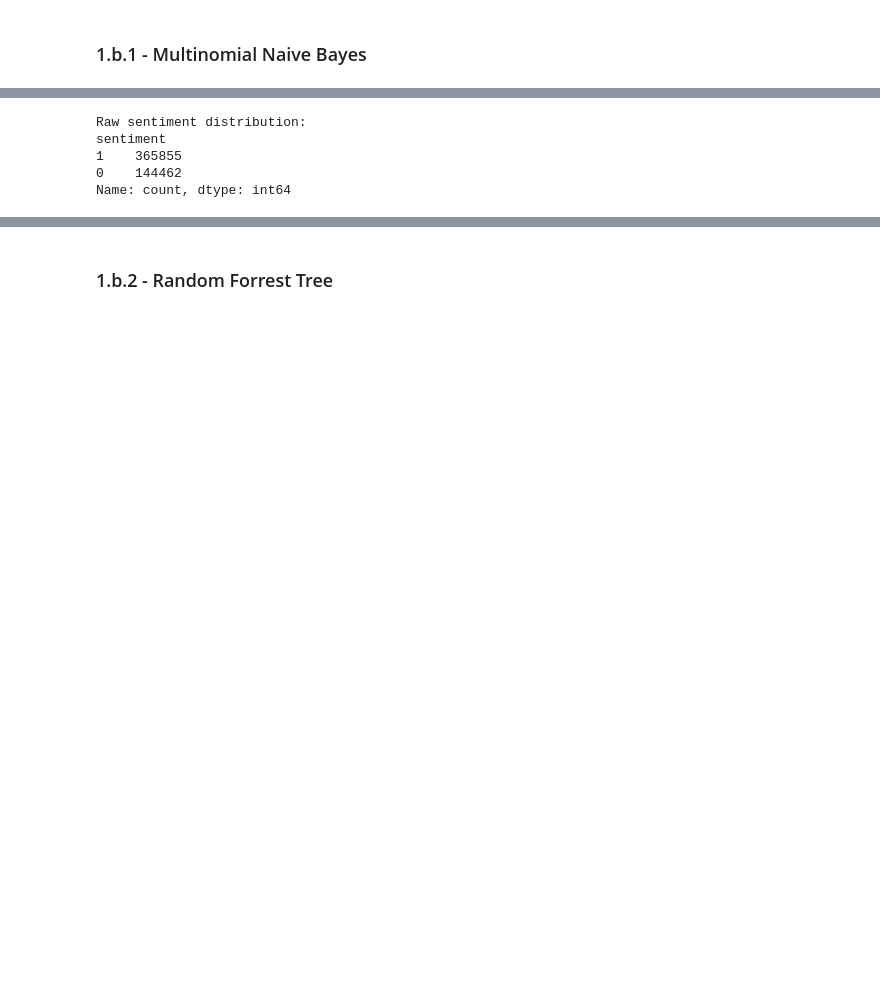
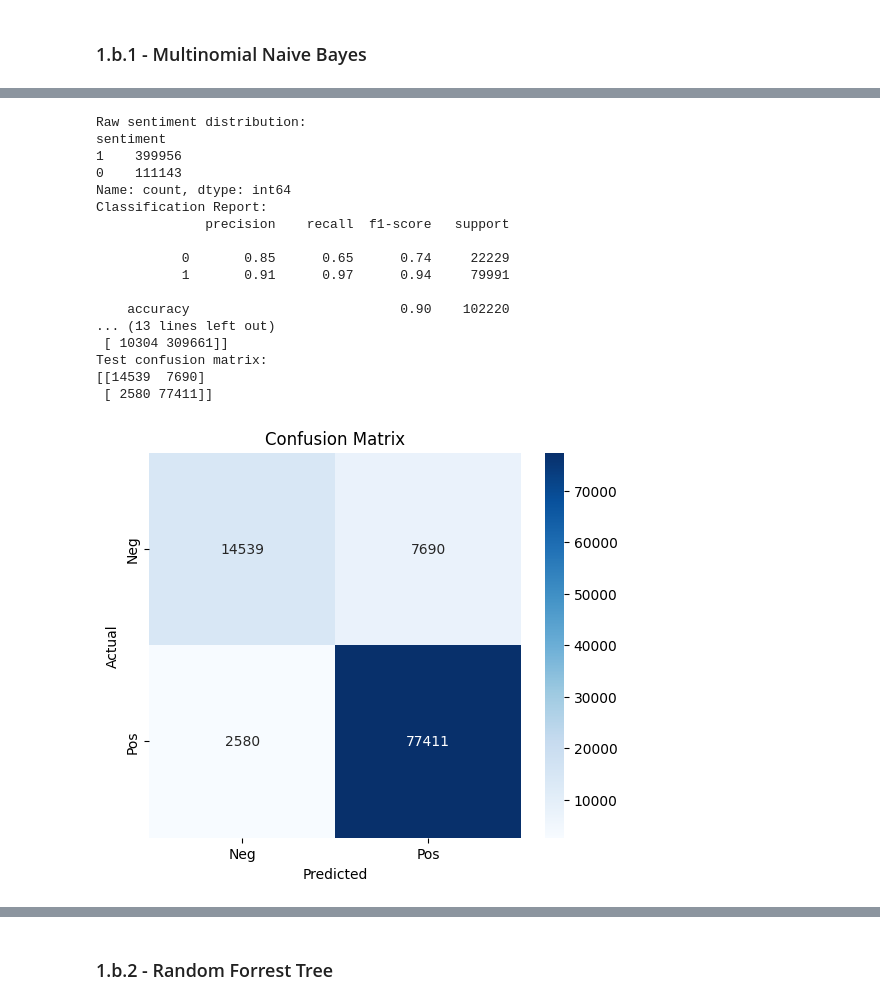
Before and after one commit to Olesanderbrudvik/INFO284, a Jupyter notebook: Task1_task2-2.ipynb, the cells around one changed output, grey strips where cells are left out. Cells and saved outputs as stored; diff of their text form; code cells hidden in the pictures; blank space fills up the shorter version.

```diff
--- a/Task1_task2-2.ipynb
+++ b/Task1_task2-2.ipynb
@@ -446,28 +271,7 @@ Additional experiments were conducted to adjust the VADER threshold for positive
 # %%
-import os
-import numpy as np
-import pandas as pd
-import string
 
-import matplotlib.pyplot as plt
-import seaborn as sns
 
-import nltk
-from nltk.sentiment import SentimentIntensityAnalyzer
-from nltk.tokenize import word_tokenize
-from nltk.stem import SnowballStemmer
-
-from sklearn.feature_extraction.text import TfidfVectorizer, ENGLISH_STOP_WORDS
-from sklearn.naive_bayes import MultinomialNB
-from sklearn.pipeline import Pipeline
-from sklearn.model_selection import GridSearchCV, train_test_split
-from sklearn.metrics import (
-    classification_report,
-    accuracy_score, precision_score, recall_score, f1_score,
-    confusion_matrix
-)
-
-# Download necessary NLTK resources if not already available
+# Download necessary NLTK resources
 nltk.download('vader_lexicon', quiet=True)
 nltk.download('punkt', quiet=True)
 
@@ -483,21 +287,21 @@ class SentimentAnalyzerNB:
         self.pipeline: Optional[Pipeline] = None
 
     def custom_tokenizer(self, text: str) -> list[str]:
-        """Lowercase, remove punctuation, tokenize, and stem the input text."""
-        text = text.lower().translate(str.maketrans("", "", string.punctuation))
-        tokens = word_tokenize(text)
-        return [self.stemmer.stem(t) for t in tokens if t.isalpha()]
+        """
+        Tokenize preprocessed text: split on whitespace and stem.
+        Assumes text has already been lowercased, punctuation/stop-words removed,
+        and negations merged in preprocessing.
+        """
+        tokens = text.split()
+        return [self.stemmer.stem(t) for t in tokens if t]
 
     def assign_sentiment(self, row: pd.Series, neg_weight: float = 1.0, threshold: float = 0.05) -> int:
         """
         Assign sentiment using VADER scores.
         Combines weighted positive and negative scores, then compares against threshold.
         """
-        pos = row.get("positive_review", "")
-        neg = row.get("negative_review", "")
-        pos = pos if isinstance(pos, str) else ""
-        neg = neg if isinstance(neg, str) else ""
-        pos = pos.strip(); neg = neg.strip()
+        pos = row.get("positive_review", "") or ""
+        neg = row.get("negative_review", "") or ""
         pos_score = self.sia.polarity_scores(pos)["compound"] if pos else 0.0
         neg_score = self.sia.polarity_scores(neg)["compound"] if neg else 0.0
         final = pos_score + neg_weight * neg_score
@@ -506,13 +310,15 @@ class SentimentAnalyzerNB:
     def build_pipeline(self) -> Pipeline:
         """
         Build a TF-IDF + Naive Bayes pipeline with custom tokenization and stemming.
+        No stop-word removal here: preprocessing already handled stop-words and negations.
         """
-        stop = {self.stemmer.stem(w) for w in ENGLISH_STOP_WORDS if w.isalpha()}
         tfidf = TfidfVectorizer(
-            stop_words=list(stop),
             tokenizer=self.custom_tokenizer,
             ngram_range=(1, 3),
-            min_df=3
+            min_df=3,
+            lowercase=False,
+            preprocessor=None,
+            token_pattern=None
         )
         clf = MultinomialNB(alpha=1.0, fit_prior=True, class_prior=[0.5, 0.5])
         self.pipeline = Pipeline([
@@ -556,7 +362,7 @@ class SentimentAnalyzerNB:
     def predict(self, X_test: list[str]) -> np.ndarray:
         """Predict sentiments for a list of texts."""
         assert self.pipeline is not None
-        return cast(np.ndarray, self.pipeline.predict(X_test))
+        return self.pipeline.predict(X_test)
 
     def evaluate(self, X_test: list[str], y_test: list[int]) -> None:
         """Print classification report on the test set."""
@@ -631,45 +437,56 @@ class SentimentAnalyzerNB:
 
 
 def main() -> None:
-     # We use warnings to annominize the user warnings
     warnings.filterwarnings("ignore", category=UserWarning)
 
-    """Main entry point: load data, train model, evaluate."""
     cwd = os.getcwd()
     data_file = os.path.join(cwd, "hotel_reviews_filtered.csv")
-
     if not os.path.exists(data_file):
-        raise FileNotFoundError(f"Data file not found: {data_file}")
+        print("Error: hotel_reviews_filtered.csv not found.")
+        return
 
     df = pd.read_csv(data_file)
-    df["positive_review"] = df["positive_review"].fillna("").astype(str)
-    df["negative_review"] = df["negative_review"].fillna("").astype(str)
+    df["positive_review"] = df["positive_review"].fillna("")
+    df["negative_review"] = df["negative_review"].fillna("")
+    # use pre-cleaned text directly
     df["review_text"] = df["positive_review"] + " " + df["negative_review"]
 
     analyzer = SentimentAnalyzerNB(use_grid_search=False)
     df["sentiment"] = df.apply(analyzer.assign_sentiment, axis=1)
     print("Raw sentiment distribution:")
     print(df["sentiment"].value_counts())
 
     X = df["review_text"].tolist()
     y = df["sentiment"].tolist()
     X_train, X_test, y_train, y_test = train_test_split(
         X, y, test_size=0.2, random_state=42, stratify=y
     )
 
     analyzer.build_pipeline()
     analyzer.fit(X_train, y_train)
     analyzer.evaluate(X_test, y_test)
     analyzer.evaluate_overfitting(X_train, y_train, X_test, y_test)
     analyzer.plot_confusion_matrix(X_test, y_test)
     analyzer.plot_feature_importances(top_n=20)
 
-
 if __name__ == "__main__":
     main()
 # %% [output]
 Raw sentiment distribution:
 sentiment
-1    365855
-0    144462
+1    399956
+0    111143
 Name: count, dtype: int64
+Classification Report:
+              precision    recall  f1-score   support
+
+           0       0.85      0.65      0.74     22229
+           1       0.91      0.97      0.94     79991
+
+    accuracy                           0.90    102220
+... (13 lines left out)
+ [ 10304 309661]]
+Test confusion matrix:
+[[14539  7690]
+ [ 2580 77411]]
+[figure, added]
```
Also changed, not shown: parts of 36 cells of this notebook.
